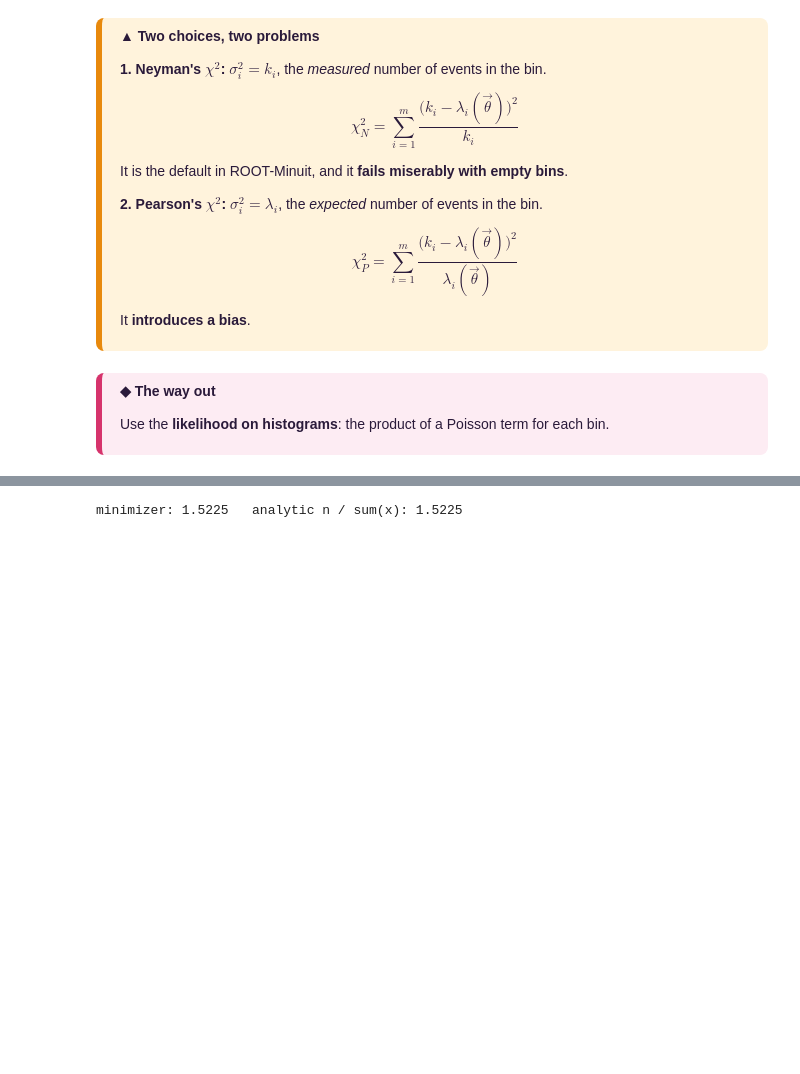
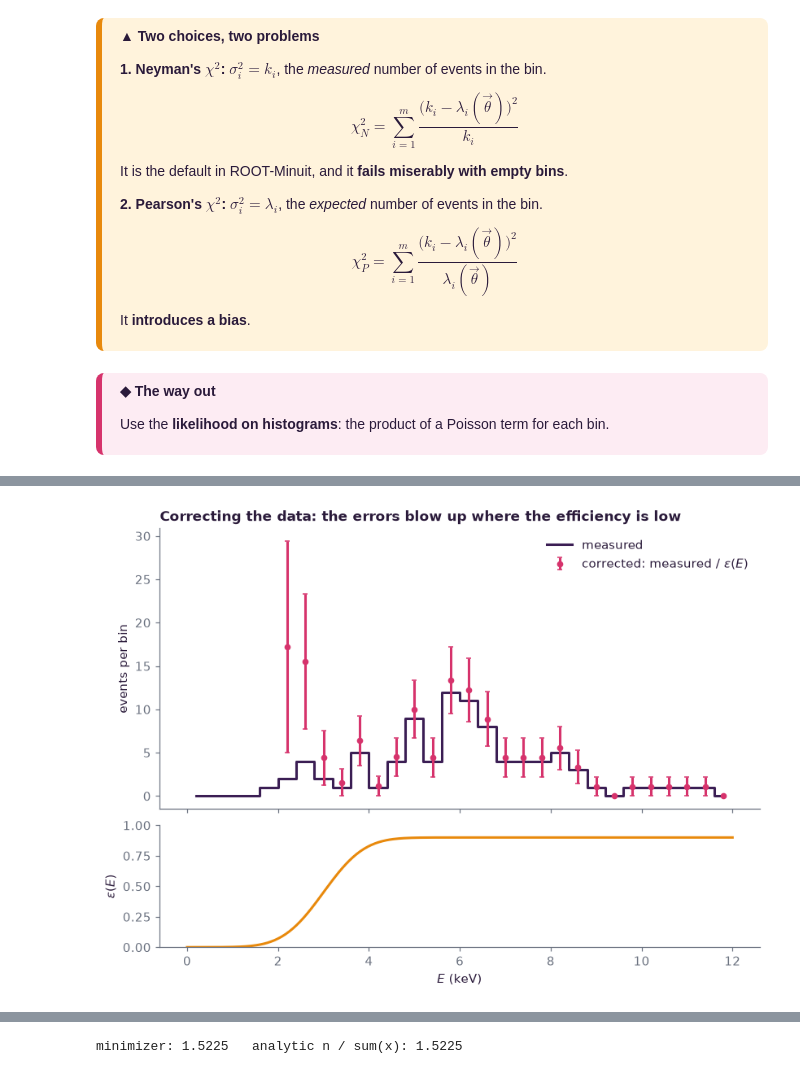
Before and after one commit to EmmaGiussani/stat2026_GSSI, a Jupyter notebook: lectures/L05_point_estimation.ipynb, the cells around one changed output, grey strips where cells are left out. Saved outputs shown, nothing was run; the diff lists cells and outputs as text; code cells hidden in the pictures; blank space fills up the shorter version.

Commit message:
L05 point estimation: add efficiency and simultaneous fit (lecture 5), move the efficiency-curve exercise there

```diff
--- a/lectures/L05_point_estimation.ipynb
+++ b/lectures/L05_point_estimation.ipynb
@@ -410,0 +429,23 @@ Put the three methods side by side on binned Poisson data, and on an efficiency
+# %%
+from scipy.special import erf
+
+true_rate = lambda E: 80 * np.exp(-E / 4) + 25 * np.exp(-0.5 * ((E - 6.5) / 1.1) ** 2)    # illustrative true spectrum
+eff = lambda E: 0.9 * 0.5 * (1 + erf((E - 3.0) / 1.0))                                   # trigger efficiency
+edges = np.linspace(0, 12, 31)
+c, w = 0.5 * (edges[1:] + edges[:-1]), edges[1] - edges[0]
+counts = rng.poisson(true_rate(c) * eff(c) * w * 0.5)                                    # what the detector records
+ok = eff(c) > 0.1                                                                        # where the correction is meaningful
+corrected, err = counts[ok] / eff(c[ok]), np.sqrt(counts[ok]) / eff(c[ok])
+
+fig, (a1, a2) = plt.subplots(2, 1, figsize=(7.4, 5.4), sharex=True, gridspec_kw=dict(height_ratios=[2.3, 1]), constrained_layout=True)
+a1.step(c, counts, where="mid", color=PLUM, lw=2, label="measured")
+a1.errorbar(c[ok], corrected, err, fmt="o", color=FUCHSIA, ms=4, capsize=2, label=r"corrected: measured $/\ \varepsilon(E)$")
+a1.set(ylabel="events per bin")
+a1.legend(frameon=False)
+a1.set_title("Correcting the data: the errors blow up where the efficiency is low", loc="left")
+E = np.linspace(0, 12, 300)
+a2.plot(E, eff(E), color=AMBER)
+a2.set(xlabel="$E$ (keV)", ylabel=r"$\varepsilon(E)$", ylim=(0, 1))
+plt.show()
+# %% [output]
+[figure, added]
```
Also changed, not shown: parts of 17 cells of this notebook.
